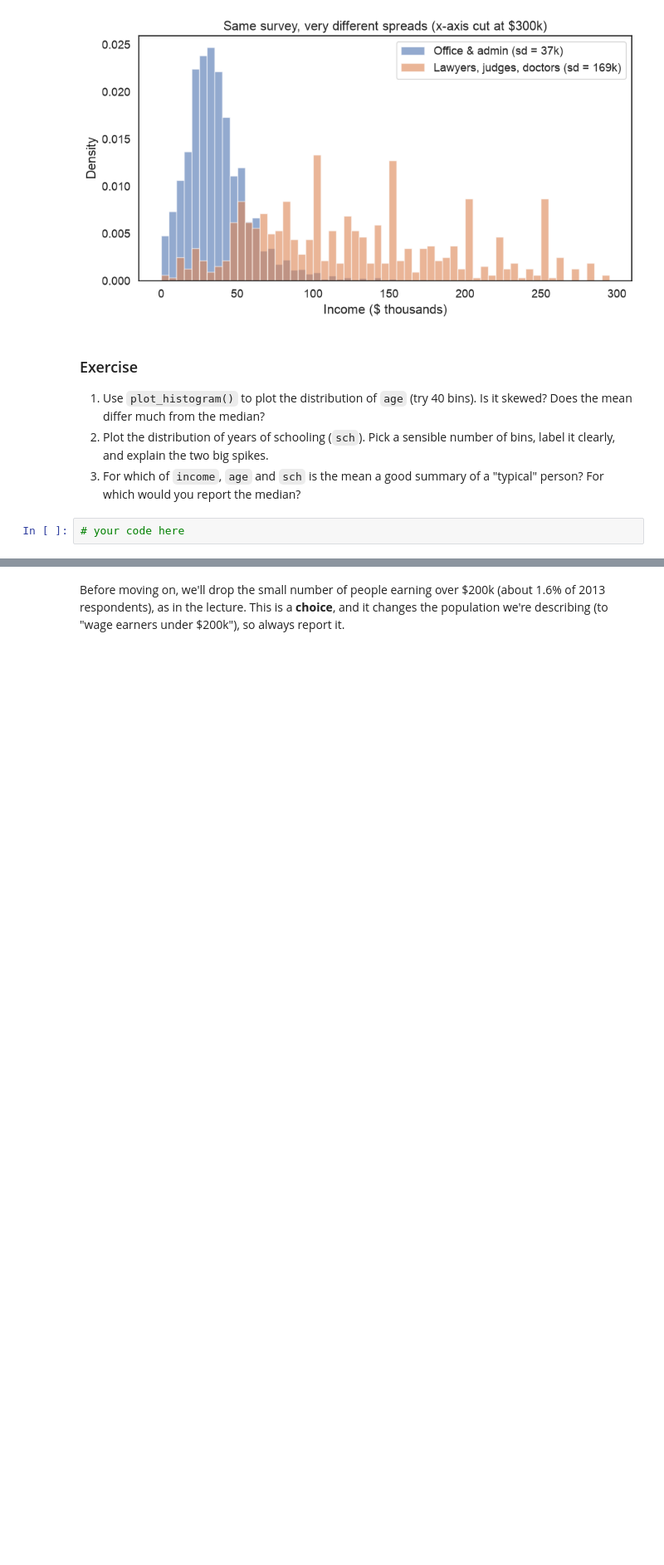
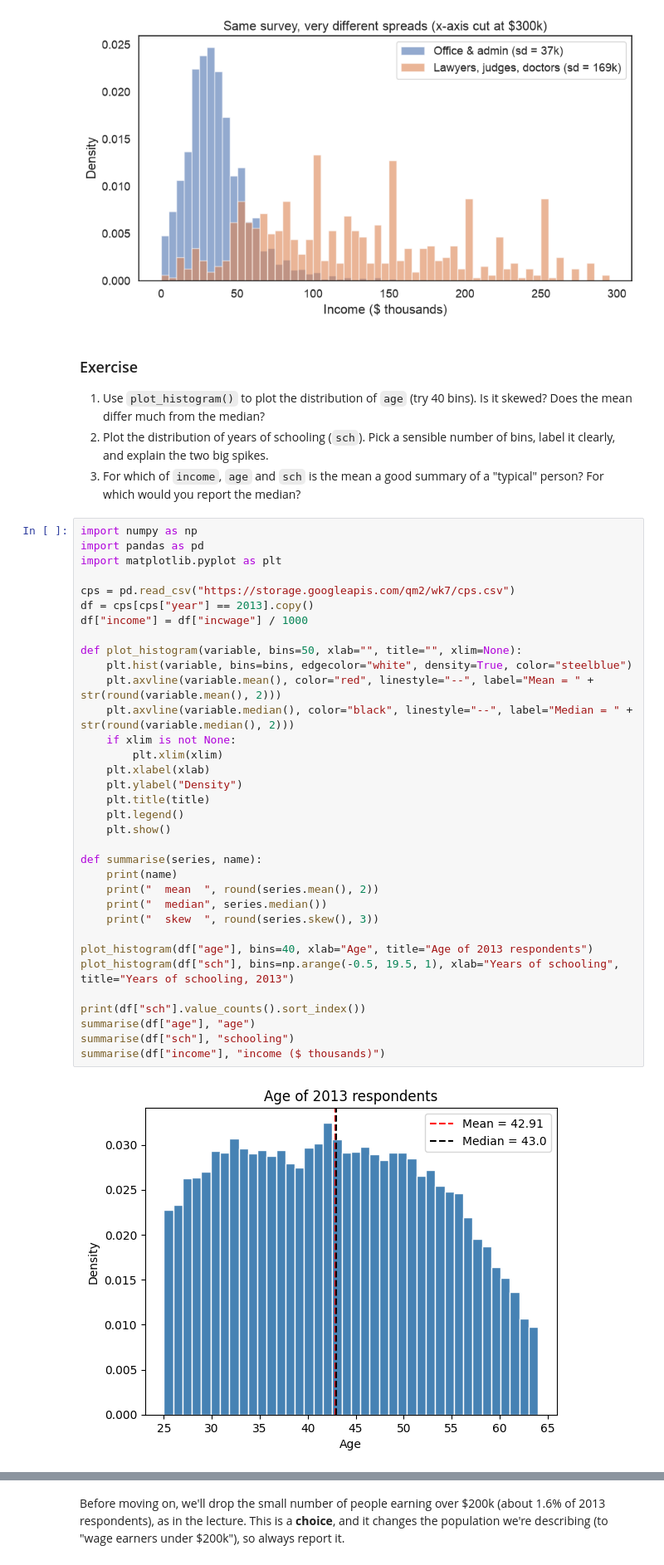
Before and after one commit to yichangxu29-ai/qm2, a Jupyter notebook: notebooks/W05. Distributions and Basic Statistics.ipynb, the cells around one changed output, grey strips where cells are left out. Shown at 83% size. Cells and saved outputs as stored; diff of their text form; blank space fills up the shorter version.

```diff
--- a/notebooks/W05. Distributions and Basic Statistics.ipynb
+++ b/notebooks/W05. Distributions and Basic Statistics.ipynb
@@ -253,4 +342,38 @@ plt.legend(); plt.show()
 2. Plot the distribution of years of schooling (`sch`). Pick a sensible number of bins, label it clearly, and explain the two big spikes.
 3. For which of `income`, `age` and `sch` is the mean a good summary of a "typical" person? For which would you report the median?
 # %%
-# your code here
+import numpy as np
+import pandas as pd
+import matplotlib.pyplot as plt
+
+cps = pd.read_csv("https://storage.googleapis.com/qm2/wk7/cps.csv")
+df = cps[cps["year"] == 2013].copy()
+df["income"] = df["incwage"] / 1000
+
+def plot_histogram(variable, bins=50, xlab="", title="", xlim=None):
+    plt.hist(variable, bins=bins, edgecolor="white", density=True, color="steelblue")
+    plt.axvline(variable.mean(), color="red", linestyle="--", label="Mean = " + str(round(variable.mean(), 2)))
+    plt.axvline(variable.median(), color="black", linestyle="--", label="Median = " + str(round(variable.median(), 2)))
+    if xlim is not None:
+        plt.xlim(xlim)
+    plt.xlabel(xlab)
+    plt.ylabel("Density")
+    plt.title(title)
+    plt.legend()
+    plt.show()
+
+def summarise(series, name):
+    print(name)
+    print("  mean  ", round(series.mean(), 2))
+    print("  median", series.median())
+    print("  skew  ", round(series.skew(), 3))
+
+plot_histogram(df["age"], bins=40, xlab="Age", title="Age of 2013 respondents")
+plot_histogram(df["sch"], bins=np.arange(-0.5, 19.5, 1), xlab="Years of schooling", title="Years of schooling, 2013")
+
+print(df["sch"].value_counts().sort_index())
+summarise(df["age"], "age")
+summarise(df["sch"], "schooling")
+summarise(df["income"], "income ($ thousands)")
+# %% [output]
+[figure, added]
```
Also changed, not shown: parts of 9 cells of this notebook.
